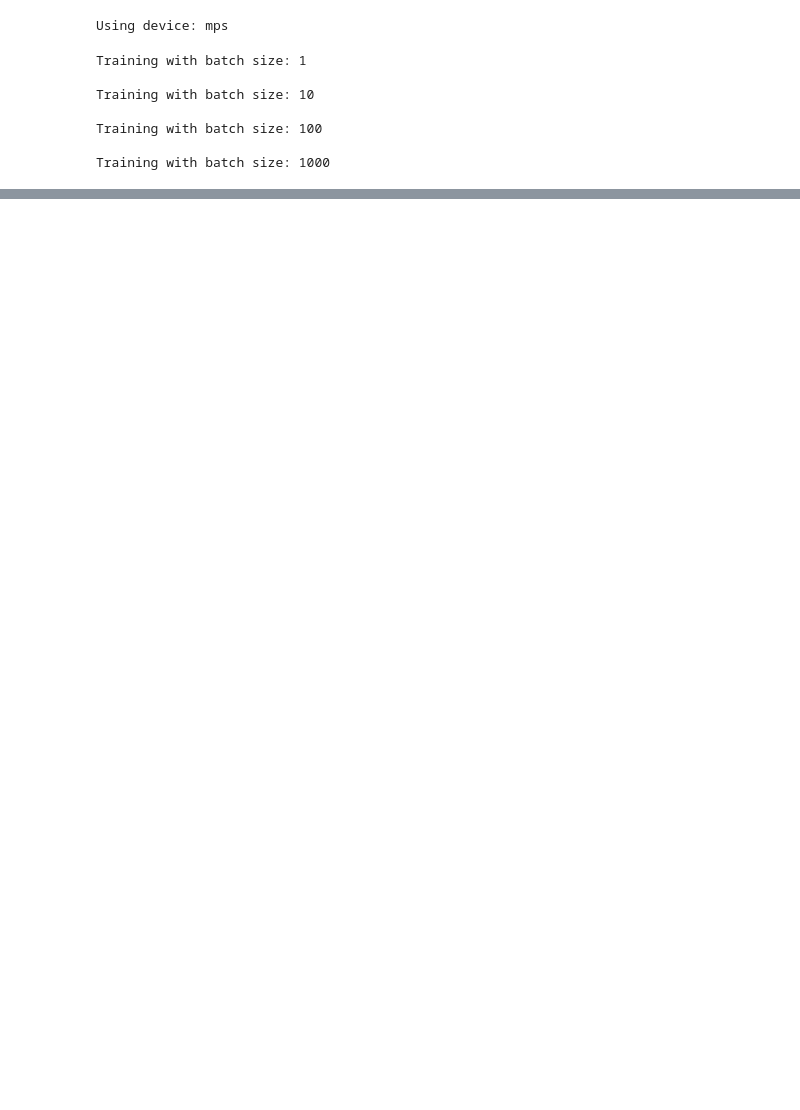
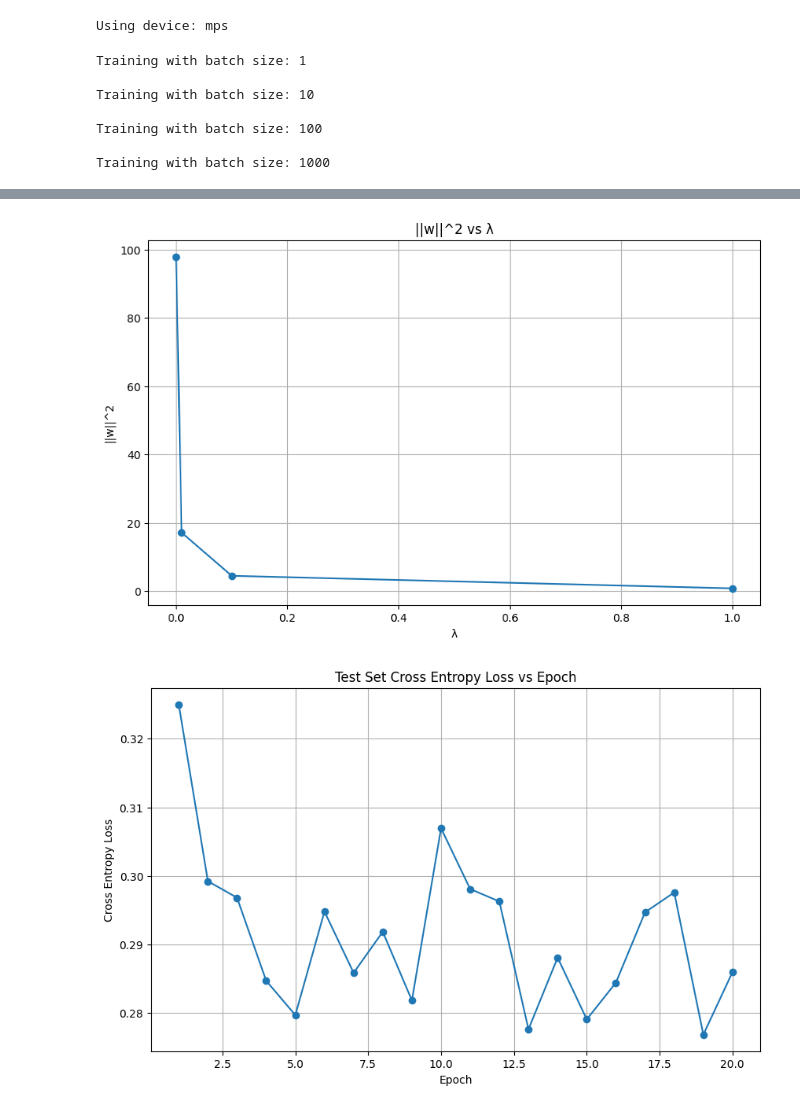
Before and after one commit to SonjoyKP/multi-class-logistic-regression, a Jupyter notebook: MLR-pytorch.ipynb, the cells around one changed output, grey strips where cells are left out. Saved outputs shown, nothing was run; the diff lists cells and outputs as text; code cells hidden in the pictures; blank space fills up the shorter version.

```diff
--- a/MLR-pytorch.ipynb
+++ b/MLR-pytorch.ipynb
@@ -299,0 +263,70 @@ Best λ based on validation loss: 0
+# %%
+# Select the best λ based on validation loss
+best_lambda = min(val_losses, key=val_losses.get)
+print(f"Best λ based on validation loss: {best_lambda}")
+
+# Plot ||w||^2 vs λ (without log scale)
+plt.figure(figsize=(10, 6))
+plt.plot(lambdas, [weight_norms[lam] for lam in lambdas], marker='o')
+plt.title('||w||^2 vs λ')
+plt.xlabel('λ')
+plt.ylabel('||w||^2')
+plt.grid(True)
+plt.show()
+
+# Train on the combined training data (train + validation sets) using the best λ
+combined_dataset = ConcatDataset([train_dataset, val_dataset])
+combined_loader = DataLoader(combined_dataset, batch_size=batch_size, shuffle=True)
+test_loader = DataLoader(test_dataset, batch_size=1000, shuffle=False)
+
+# Initialize the model
+model = MLRModel(input_dim, num_classes).to(device)
+# Loss and optimizer with best λ
+optimizer = optim.SGD(model.parameters(), lr=0.01, weight_decay=best_lambda)
+
+# Training on combined data and computing test loss per epoch
+test_losses = []
+for epoch in range(num_epochs):
+    model.train()  # Set model to training mode
+    total_train_loss = 0.0
+    total_train_samples = 0
+    for images, labels in combined_loader:
+        images = images.view(-1, 28*28).to(device)
+        labels = labels.to(device)
+        outputs = model(images)
+        loss = criterion(outputs, labels)
+        optimizer.zero_grad()
+        loss.backward()
+        optimizer.step()
+        # Accumulate training loss (optional, if you want to track training loss)
+        batch_size_curr = images.size(0)
+        total_train_loss += loss.item() * batch_size_curr
+        total_train_samples += batch_size_curr
+
+    # Compute test loss at the end of each epoch
+    model.eval()  # Set model to evaluation mode
+    running_test_loss = 0.0
+    total_test_samples = 0
+    total_test_loss = 0.0
+    with torch.no_grad():
+        for images, labels in test_loader:
+            images = images.view(-1, 28*28).to(device)
+            labels = labels.to(device)
+            outputs = model(images)
+            loss = criterion(outputs, labels)
+            batch_size_curr = images.size(0)
+            running_test_loss += loss.item()
+            total_test_loss += loss.item() * batch_size_curr
+            total_test_samples += batch_size_curr
+    average_test_loss = total_test_loss / total_test_samples
+    test_losses.append(average_test_loss)
+
+# Plot testing loss curve
+plt.figure(figsize=(10, 6))
+plt.plot(range(1, num_epochs + 1), test_losses, marker='o')
+plt.title('Test Set Cross Entropy Loss vs Epoch')
+plt.xlabel('Epoch')
+plt.ylabel('Cross Entropy Loss')
+plt.grid(True)
+plt.show()
+# %% [output]
@@ -299,0 +334,2 @@ Best λ based on validation loss: 0
+[figure, added]
+[figure, added]
```
Also changed, not shown: parts of 7 cells of this notebook.
